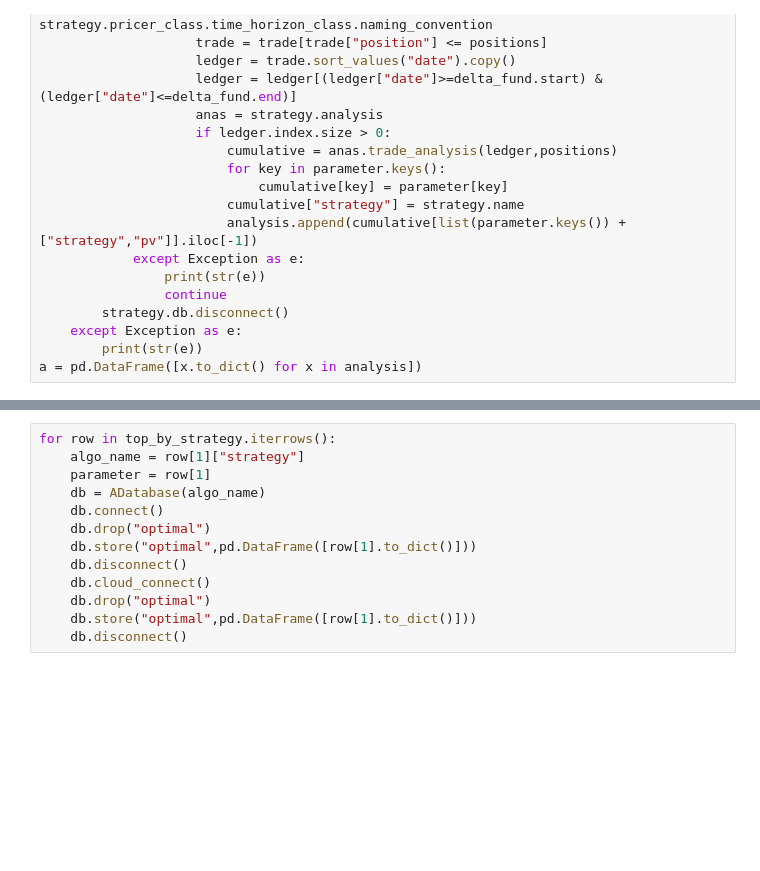
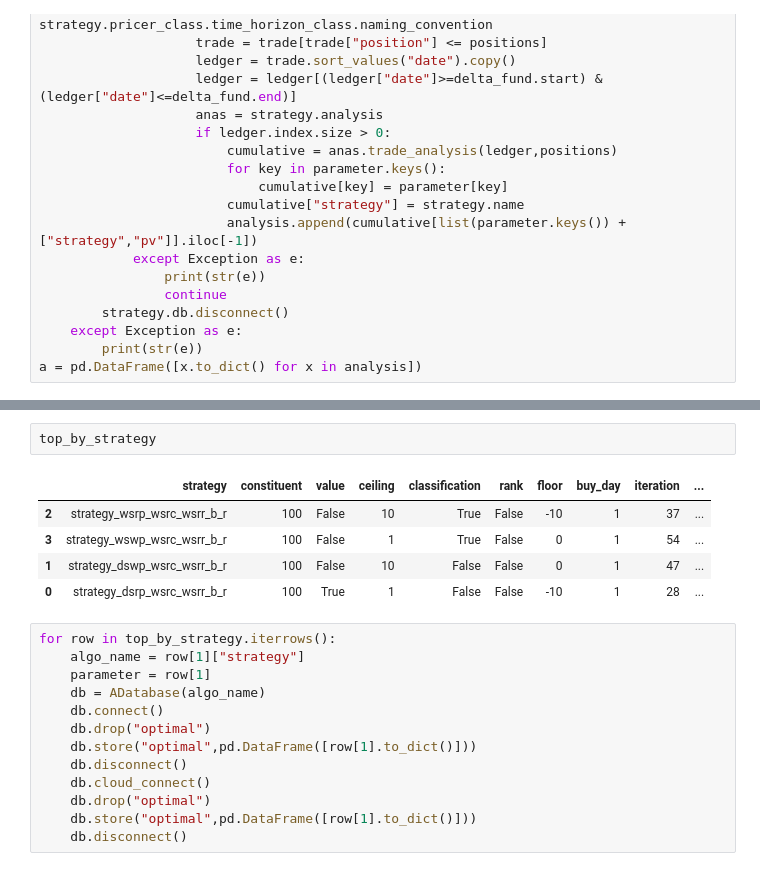
Before and after one commit to webclinic017/longshot-, a Jupyter notebook: analysis.ipynb, the cells around one changed output, grey strips where cells are left out. Saved outputs shown, nothing was run; the diff lists cells and outputs as text; blank space fills up the shorter version.

```diff
--- a/analysis.ipynb
+++ b/analysis.ipynb
@@ -82,3 +82,11 @@ top_by_strategy = a.sort_values("pv",ascending=False).groupby("strategy").nth(0)
+# %%
+top_by_strategy
+# %% [output]
+|  | strategy | constituent | value | ceiling | classification | rank | floor | buy_day | iteration | ... |
+| 2 | strategy_wsrp_wsrc_wsrr_b_r | 100 | False | 10 | True | False | -10 | 1 | 37 | ... |
+| 3 | strategy_wswp_wsrc_wsrr_b_r | 100 | False | 1 | True | False | 0 | 1 | 54 | ... |
+| 1 | strategy_dswp_wsrc_wsrr_b_r | 100 | False | 10 | False | False | 0 | 1 | 47 | ... |
+| 0 | strategy_dsrp_wsrc_wsrr_b_r | 100 | True | 1 | False | False | -10 | 1 | 28 | ... |
 # %%
 for row in top_by_strategy.iterrows():
     algo_name = row[1]["strategy"]
```
Also changed, not shown: parts of 8 cells of this notebook, 20 other files.
